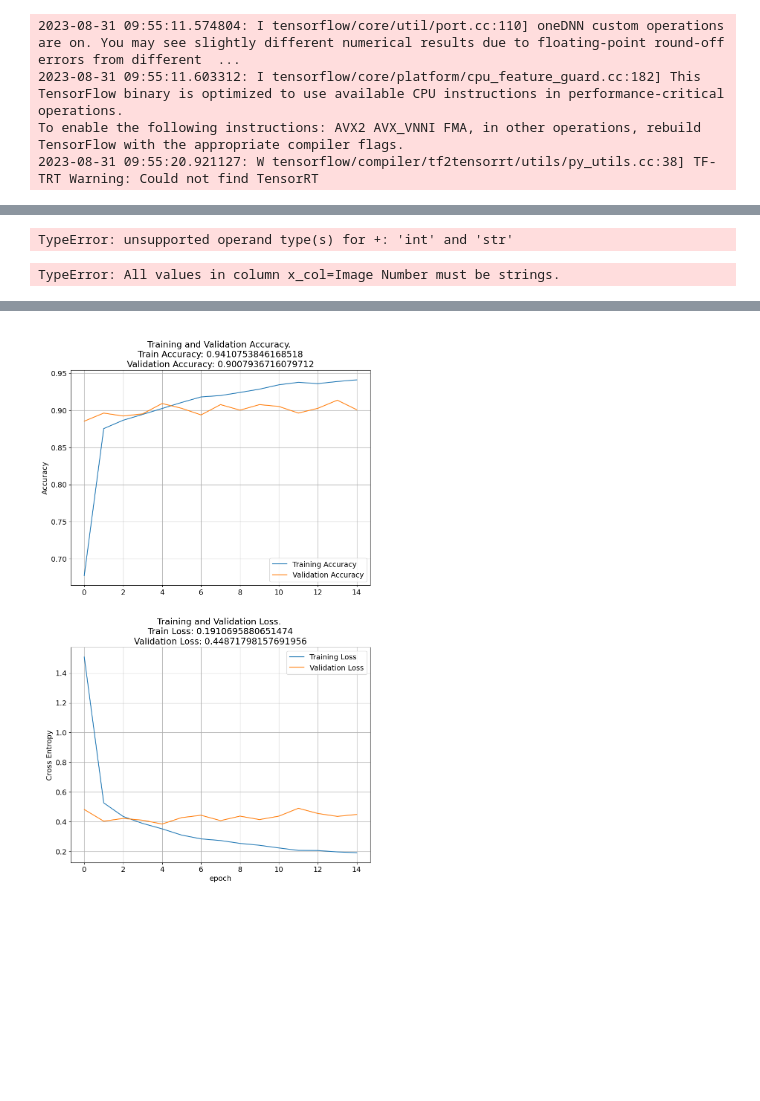
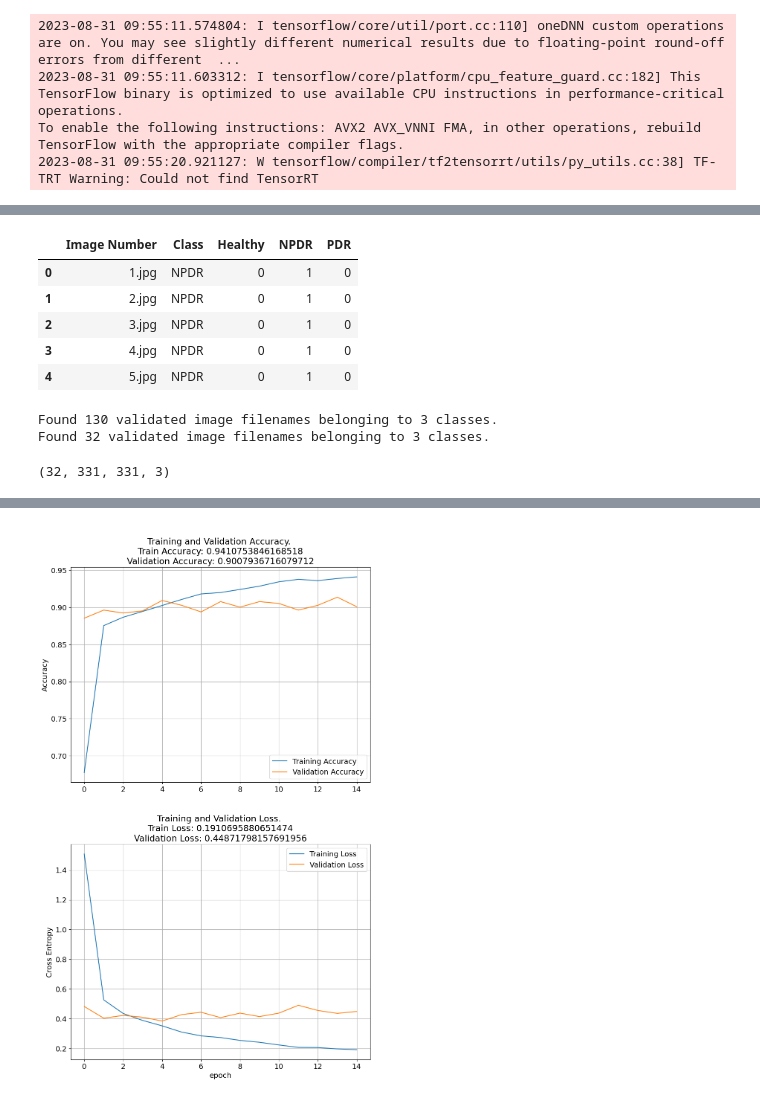
Before and after one commit to yiyangjessieyu/Deep-Learning-Image-Classifier, a Jupyter notebook: image_classifier_multi.ipynb, the cells around one changed output, grey strips where cells are left out. Saved outputs shown, nothing was run; the diff lists cells and outputs as text; code cells hidden in the pictures; blank space fills up the shorter version.

```diff
--- a/image_classifier_multi.ipynb
+++ b/image_classifier_multi.ipynb
@@ -55,12 +64,22 @@ y_name = "Class"
 # %%
 # Custom functions
 
 def to_jpg(id):
-    return id+".jpg"
+    return str(id) + ".jpg"
 
+# Convert the 'id' column to string type
+labels[x_name] = labels[x_name].astype(str)
+# Apply the to_jpg function
 labels[x_name] = labels[x_name].apply(to_jpg)
+
+labels.head()
 # %% [output]
-TypeError: unsupported operand type(s) for +: 'int' and 'str'
+|  | Image Number | Class | Healthy | NPDR | PDR |
+| 0 | 1.jpg | NPDR | 0 | 1 | 0 |
+| 1 | 2.jpg | NPDR | 0 | 1 | 0 |
+| 2 | 3.jpg | NPDR | 0 | 1 | 0 |
+| 3 | 4.jpg | NPDR | 0 | 1 | 0 |
+| 4 | 5.jpg | NPDR | 0 | 1 | 0 |
 # %%
 # Data agumentation and pre-processing
 
@@ -109,7 +128,9 @@ validation_generator = gen.flow_from_dataframe(
 x,y = next(train_generator)
 x.shape # input shape of one record is (331,331,3) , 32: is the batch size
 # %% [output]
-TypeError: All values in column x_col=Image Number must be strings.
+Found 130 validated image filenames belonging to 3 classes.
+Found 32 validated image filenames belonging to 3 classes.
+(32, 331, 331, 3)
 # %%
 # Plot images
 
```
Also changed, not shown: parts of 5 cells of this notebook, 1 other file.
